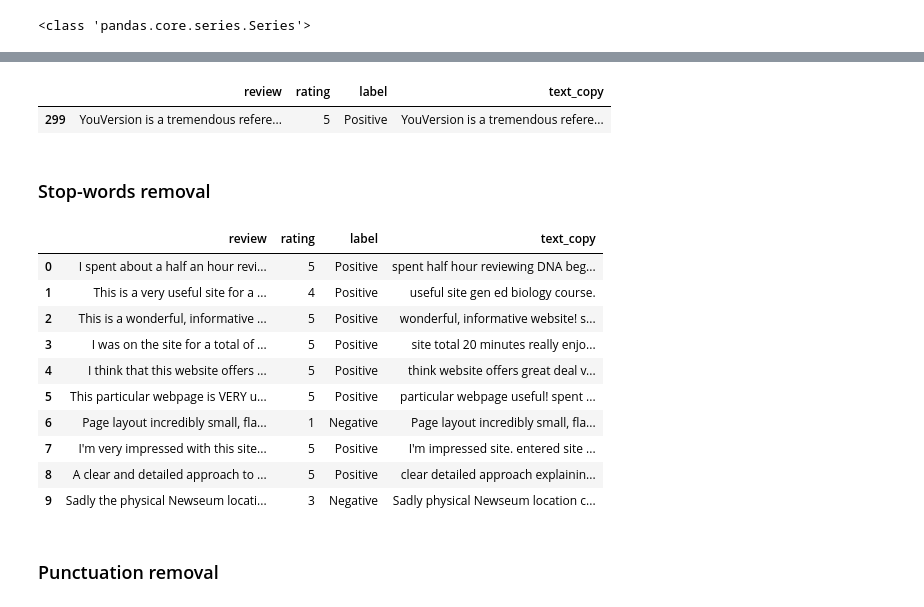
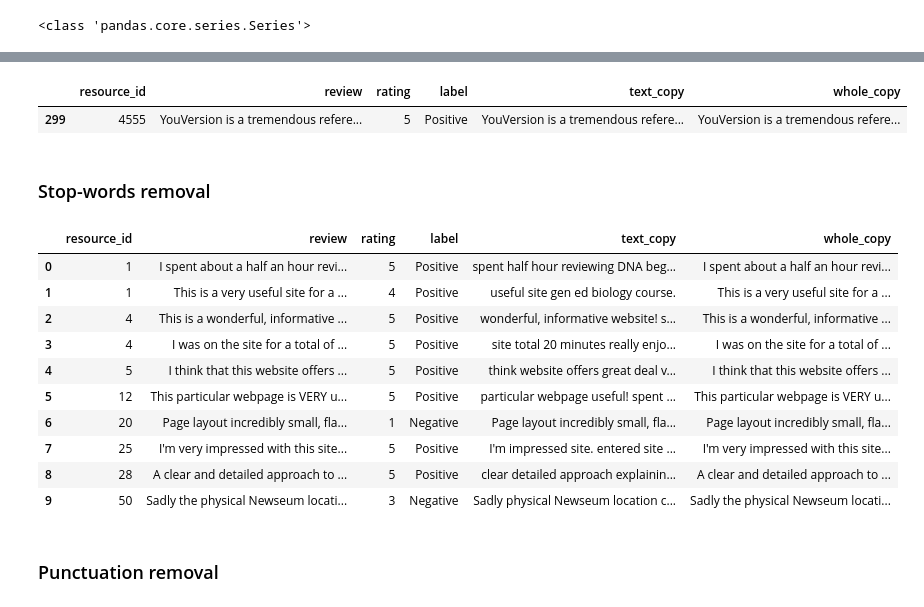
Before and after one commit to tundraparisi/Sentiment-Analysis-for-Education-Sector, a Jupyter notebook: Notebooks/Analysis_on_300_Labeled_Reviews.ipynb, the cells around one changed output, grey strips where cells are left out. Drawn from its saved outputs; the diff is of its cells as text; code cells hidden in the pictures.

```diff
--- a/Notebooks/Analysis_on_300_Labeled_Reviews.ipynb
+++ b/Notebooks/Analysis_on_300_Labeled_Reviews.ipynb
@@ -3,21 +1,23 @@
 # %%
 import pandas as pd
-from google.colab import data_table
+#from google.colab import data_table
 import matplotlib as plt
 import matplotlib.pyplot as plt
 import numpy as np
 import nltk
-import re
 import seaborn as sns
 from nltk import FreqDist
 from nltk.sentiment.vader import SentimentIntensityAnalyzer
 nltk.download('punkt')
 nltk.download('stopwords')
+nltk.download('vader_lexicon')
+nltk.download('averaged_perceptron_tagger')
+nltk.download('maxent_ne_chunker')
+nltk.download('words')
 from nltk.corpus import stopwords
-data_table.enable_dataframe_formatter()
+#data_table.enable_dataframe_formatter()
 from nltk.corpus import wordnet
 from nltk.stem import WordNetLemmatizer
-nltk.download('maxent_ne_chunker')
 nltk.download('words')
 # transformers
 from transformers import AutoTokenizer
@@ -25,3 +25,8 @@ from transformers import AutoModelForSequenceClassification
 from scipy.special import softmax
 # library to display the interactive progress
 from tqdm.notebook import tqdm
+# importing datase
+reviews = "/Users/tundra/Documents/Progetti 🥰/Sentiment Analysis - Education Sector/Data/labeled_reviews.csv"
+df = pd.read_csv(reviews)
+#data_table.enable_dataframe_formatter()
+df.head(1)
@@ -141,10 +226,11 @@ frequency_token.most_common(50)
 # %%
-# add column with review copy for data manipultion purposes
+# add column with review copy where I will do the cleaning operations
 df["text_copy"] = df["review"].copy()
+df["whole_copy"] = df["review"].copy()
 df.tail(1)
 # %% [output]
-|  | review | rating | label | text_copy |
-| 299 | YouVersion is a tremendous refere... | 5 | Positive | YouVersion is a tremendous refere... |
+|  | resource_id | review | rating | label | text_copy | whole_copy |
+| 299 | 4555 | YouVersion is a tremendous refere... | 5 | Positive | YouVersion is a tremendous refere... | YouVersion is a tremendous refere... |
 # %% [markdown]
 ### Stop-words removal
 # %%
@@ -159,17 +245,17 @@ df['text_copy'] = df['text_copy'].apply(remove_stopwords)
 # %%
 df.head(10)
 # %% [output]
-|  | review | rating | label | text_copy |
-| 0 | I spent about a half an hour revi... | 5 | Positive | spent half hour reviewing DNA beg... |
-| 1 | This is a very useful site for a ... | 4 | Positive | useful site gen ed biology course. |
-| 2 | This is a wonderful, informative ... | 5 | Positive | wonderful, informative website! s... |
-| 3 | I was on the site for a total of ... | 5 | Positive | site total 20 minutes really enjo... |
-| 4 | I think that this website offers ... | 5 | Positive | think website offers great deal v... |
-| 5 | This particular webpage is VERY u... | 5 | Positive | particular webpage useful! spent ... |
-| 6 | Page layout incredibly small, fla... | 1 | Negative | Page layout incredibly small, fla... |
-| 7 | I'm very impressed with this site... | 5 | Positive | I'm impressed site. entered site ... |
-| 8 | A clear and detailed approach to ... | 5 | Positive | clear detailed approach explainin... |
-| 9 | Sadly the physical Newseum locati... | 3 | Negative | Sadly physical Newseum location c... |
+|  | resource_id | review | rating | label | text_copy | whole_copy |
+| 0 | 1 | I spent about a half an hour revi... | 5 | Positive | spent half hour reviewing DNA beg... | I spent about a half an hour revi... |
+| 1 | 1 | This is a very useful site for a ... | 4 | Positive | useful site gen ed biology course. | This is a very useful site for a ... |
+| 2 | 4 | This is a wonderful, informative ... | 5 | Positive | wonderful, informative website! s... | This is a wonderful, informative ... |
+| 3 | 4 | I was on the site for a total of ... | 5 | Positive | site total 20 minutes really enjo... | I was on the site for a total of ... |
+| 4 | 5 | I think that this website offers ... | 5 | Positive | think website offers great deal v... | I think that this website offers ... |
+| 5 | 12 | This particular webpage is VERY u... | 5 | Positive | particular webpage useful! spent ... | This particular webpage is VERY u... |
+| 6 | 20 | Page layout incredibly small, fla... | 1 | Negative | Page layout incredibly small, fla... | Page layout incredibly small, fla... |
+| 7 | 25 | I'm very impressed with this site... | 5 | Positive | I'm impressed site. entered site ... | I'm very impressed with this site... |
+| 8 | 28 | A clear and detailed approach to ... | 5 | Positive | clear detailed approach explainin... | A clear and detailed approach to ... |
+| 9 | 50 | Sadly the physical Newseum locati... | 3 | Negative | Sadly physical Newseum location c... | Sadly the physical Newseum locati... |
 # %% [markdown]
 ### Punctuation removal
 # %%
```
Also changed, not shown: parts of 67 cells of this notebook, 3 other files.
